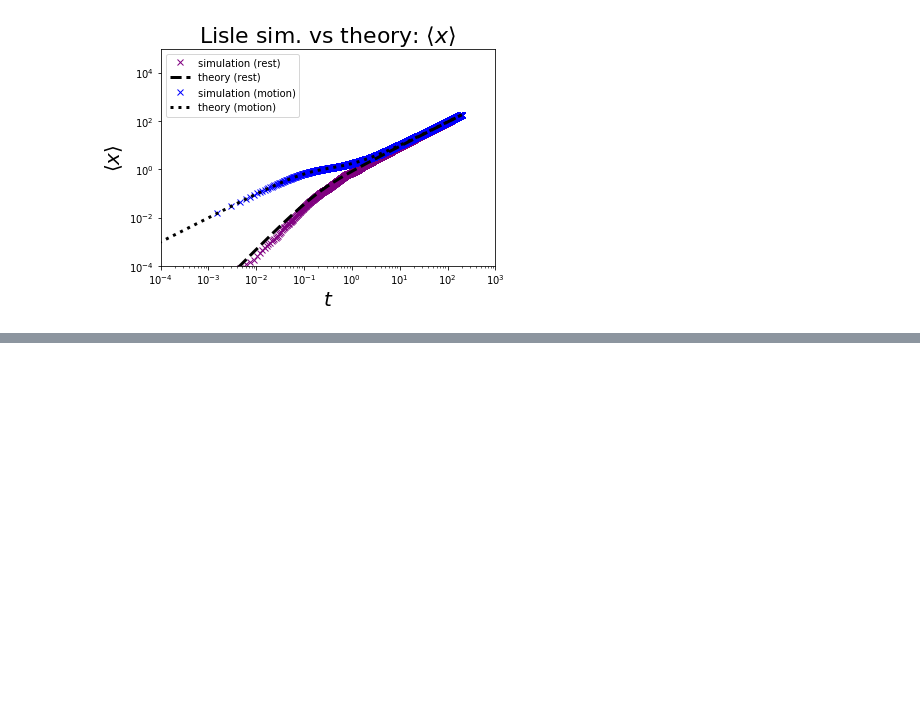
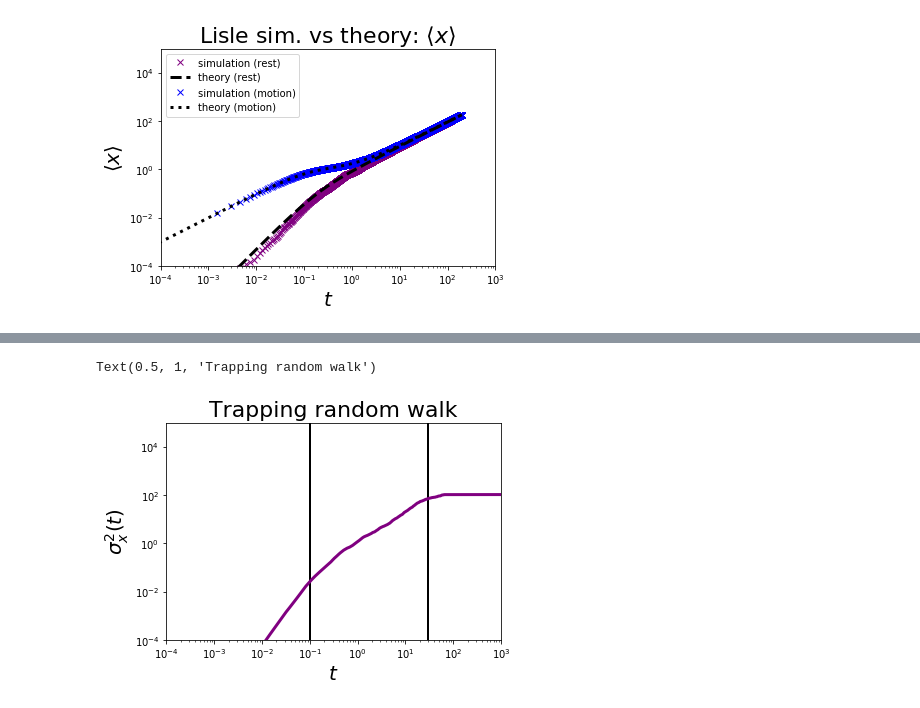
Before and after one commit to jkpierce/rw-diffu, a Jupyter notebook: 2srw.ipynb, the cells around one changed output, grey strips where cells are left out. Cells and saved outputs as stored; diff of their text form; code cells hidden in the pictures; blank space fills up the shorter version.

```diff
--- a/2srw.ipynb
+++ b/2srw.ipynb
@@ -286,0 +348,13 @@ plt.savefig('lisle-initial-conditions.png',bbox_inches='tight')
+# %%
+plt.xlim(1e-4,1e3)
+plt.ylim(1e-4,1e5)
+plt.loglog(trest,varrest,color='purple',lw=3)
+plt.axvline(1e-1,color='black',zorder=-1,lw=2)
+plt.axvline(3e1,color='black',zorder=-1,lw=2)
+plt.ylabel(r'$\sigma_x^2(t)$',fontsize=20)
+plt.xlabel(r'$t$',fontsize=20)
+plt.savefig("trapped.png",bbox_inches='tight')
+plt.title('Trapping random walk',fontsize=22)
+# %% [output]
+Text(0.5, 1, 'Trapping random walk')
+[figure, added]
```
Also changed, not shown: parts of 3 cells of this notebook, 2 other files.
